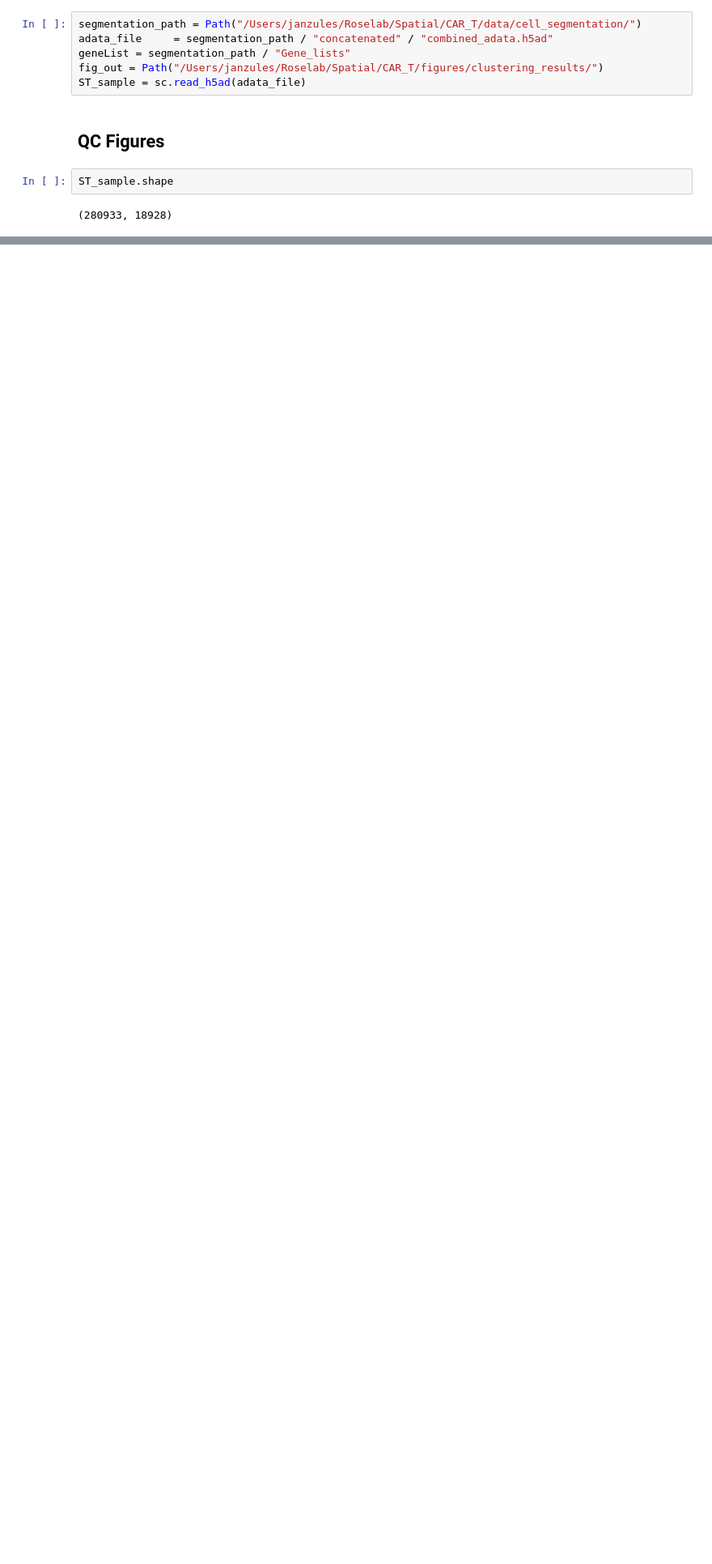
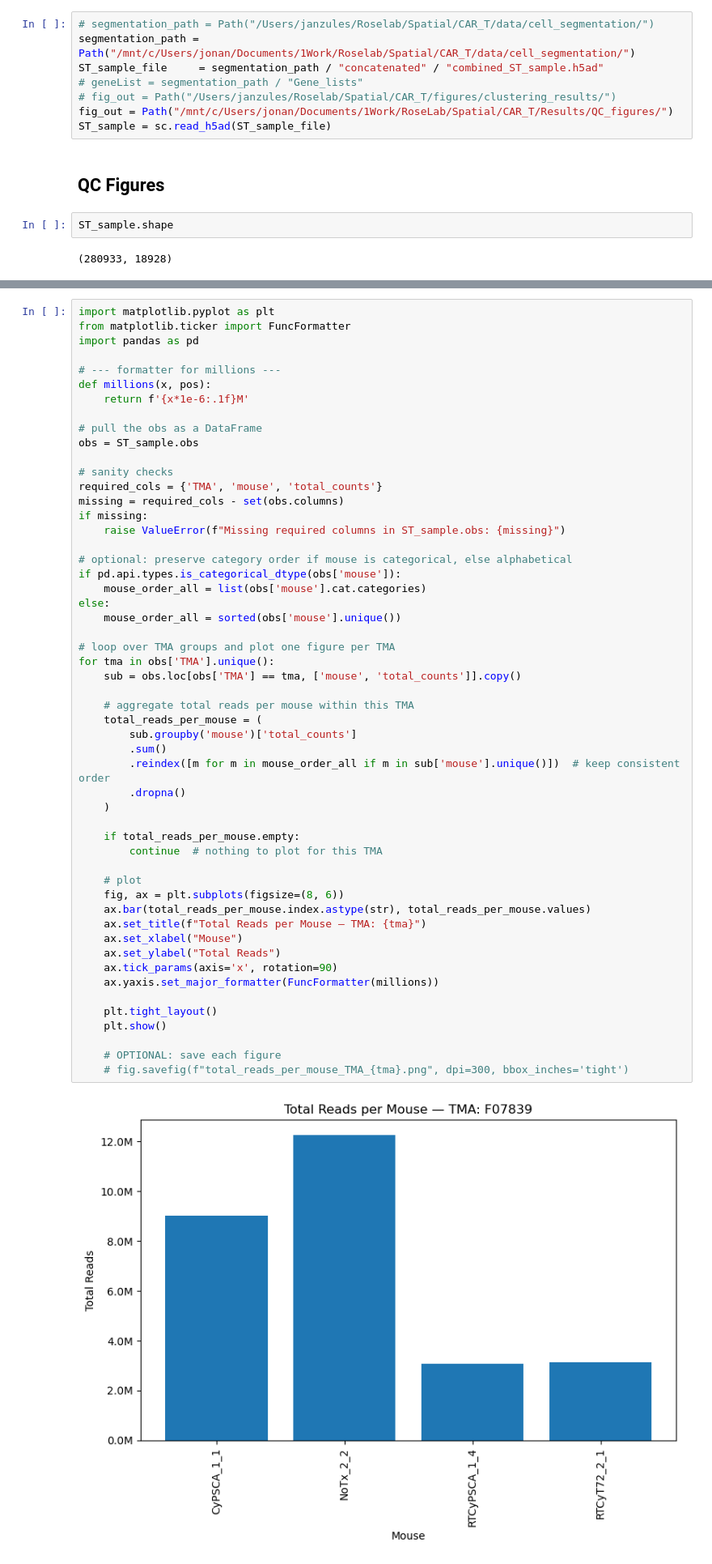
Before and after one commit to Li-Lab-COH/Spatial_CAR_T, a Jupyter notebook: Clustering/QC_Figures.ipynb, the cells around one changed output, grey strips where cells are left out. Shown at 81% size. Saved outputs shown, nothing was run; the diff lists cells and outputs as text; blank space fills up the shorter version.

```diff
--- a/Clustering/QC_Figures.ipynb
+++ b/Clustering/QC_Figures.ipynb
@@ -16,11 +16,13 @@ import matplotlib.colors as mcolors
 import pandas as pd
 import seaborn as sns
 # %%
-segmentation_path = Path("/Users/janzules/Roselab/Spatial/CAR_T/data/cell_segmentation/")
-adata_file     = segmentation_path / "concatenated" / "combined_adata.h5ad"
-geneList = segmentation_path / "Gene_lists"
-fig_out = Path("/Users/janzules/Roselab/Spatial/CAR_T/figures/clustering_results/")
-ST_sample = sc.read_h5ad(adata_file)
+# segmentation_path = Path("/Users/janzules/Roselab/Spatial/CAR_T/data/cell_segmentation/")
+segmentation_path = Path("/mnt/c/Users/jonan/Documents/1Work/Roselab/Spatial/CAR_T/data/cell_segmentation/")
+ST_sample_file     = segmentation_path / "concatenated" / "combined_ST_sample.h5ad"
+# geneList = segmentation_path / "Gene_lists"
+# fig_out = Path("/Users/janzules/Roselab/Spatial/CAR_T/figures/clustering_results/")
+fig_out = Path("/mnt/c/Users/jonan/Documents/1Work/RoseLab/Spatial/CAR_T/Results/QC_figures/")
+ST_sample = sc.read_h5ad(ST_sample_file)
 # %% [markdown]
 ## QC Figures
 # %%
@@ -90,0 +103,55 @@ plt.show()
+# %%
+import matplotlib.pyplot as plt
+from matplotlib.ticker import FuncFormatter
+import pandas as pd
+
+# --- formatter for millions ---
+def millions(x, pos):
+    return f'{x*1e-6:.1f}M'
+
+# pull the obs as a DataFrame
+obs = ST_sample.obs
+
+# sanity checks
+required_cols = {'TMA', 'mouse', 'total_counts'}
+missing = required_cols - set(obs.columns)
+if missing:
+    raise ValueError(f"Missing required columns in ST_sample.obs: {missing}")
+
+# optional: preserve category order if mouse is categorical, else alphabetical
+if pd.api.types.is_categorical_dtype(obs['mouse']):
+    mouse_order_all = list(obs['mouse'].cat.categories)
+else:
+    mouse_order_all = sorted(obs['mouse'].unique())
+
+# loop over TMA groups and plot one figure per TMA
+for tma in obs['TMA'].unique():
+    sub = obs.loc[obs['TMA'] == tma, ['mouse', 'total_counts']].copy()
+
+    # aggregate total reads per mouse within this TMA
+    total_reads_per_mouse = (
+        sub.groupby('mouse')['total_counts']
+        .sum()
+        .reindex([m for m in mouse_order_all if m in sub['mouse'].unique()])  # keep consistent order
+        .dropna()
+    )
+
+    if total_reads_per_mouse.empty:
+        continue  # nothing to plot for this TMA
+
+    # plot
+    fig, ax = plt.subplots(figsize=(8, 6))
+    ax.bar(total_reads_per_mouse.index.astype(str), total_reads_per_mouse.values)
+    ax.set_title(f"Total Reads per Mouse — TMA: {tma}")
+    ax.set_xlabel("Mouse")
+    ax.set_ylabel("Total Reads")
+    ax.tick_params(axis='x', rotation=90)
+    ax.yaxis.set_major_formatter(FuncFormatter(millions))
+
+    plt.tight_layout()
+    plt.show()
+
+    # OPTIONAL: save each figure
+    # fig.savefig(f"total_reads_per_mouse_TMA_{tma}.png", dpi=300, bbox_inches='tight')
+# %% [output]
+[figure, added]
```
Also changed, not shown: parts of 12 cells of this notebook, 12 other files.
